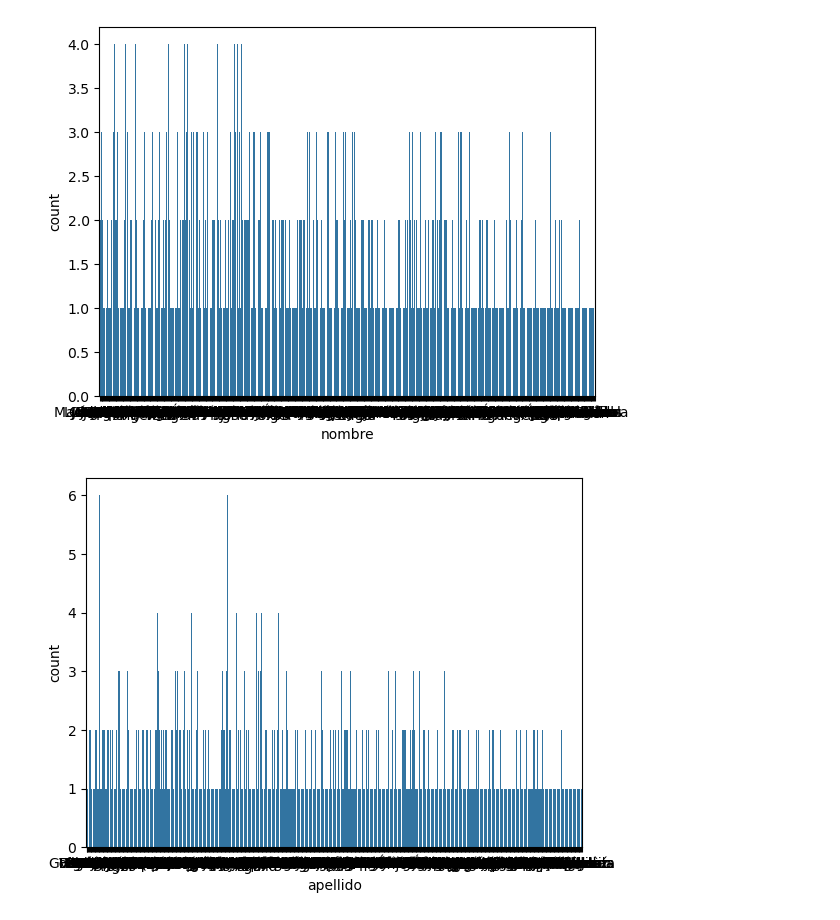
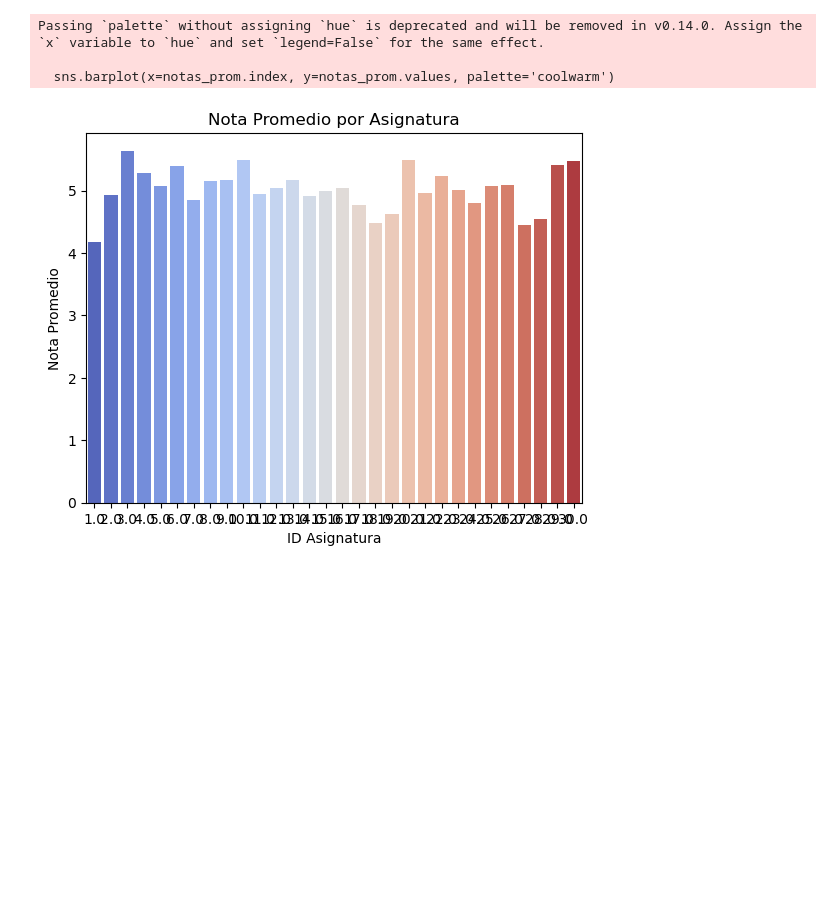
Before and after one commit to ManelDiaz/Reto_Analisis, a Jupyter notebook: 4_VISUALIZADOR/vistas.ipynb, the cells around one changed output. Cells and saved outputs as stored; diff of their text form; code cells hidden in the pictures; blank space fills up the shorter version.

```diff
--- a/4_VISUALIZADOR/vistas.ipynb
+++ b/4_VISUALIZADOR/vistas.ipynb
@@ -42,8 +60,12 @@ for columna in columnas_object:
 # %%
-columnas_object = df_est.select_dtypes(include='object')
-for columna in columnas_object:
-    sns.countplot(x=columna, data=df_est, palette=None)
-    plt.show()
+notas_prom = df_not.groupby('id_asignatura')['nota'].mean().sort_values(ascending=False)
+sns.barplot(x=notas_prom.index, y=notas_prom.values, palette='coolwarm')
+plt.title('Nota Promedio por Asignatura')
+plt.xlabel('ID Asignatura')
+plt.ylabel('Nota Promedio')
+plt.show()
 # %% [output]
+Passing `palette` without assigning `hue` is deprecated and will be removed in v0.14.0. Assign the `x` variable to `hue` and set `legend=False` for the same effect.
+
+  sns.barplot(x=notas_prom.index, y=notas_prom.values, palette='coolwarm')
-[figure, old version]
+[figure, new version]
-[figure, removed]
```
Also changed, not shown: parts of 12 cells of this notebook, 5 other files.
